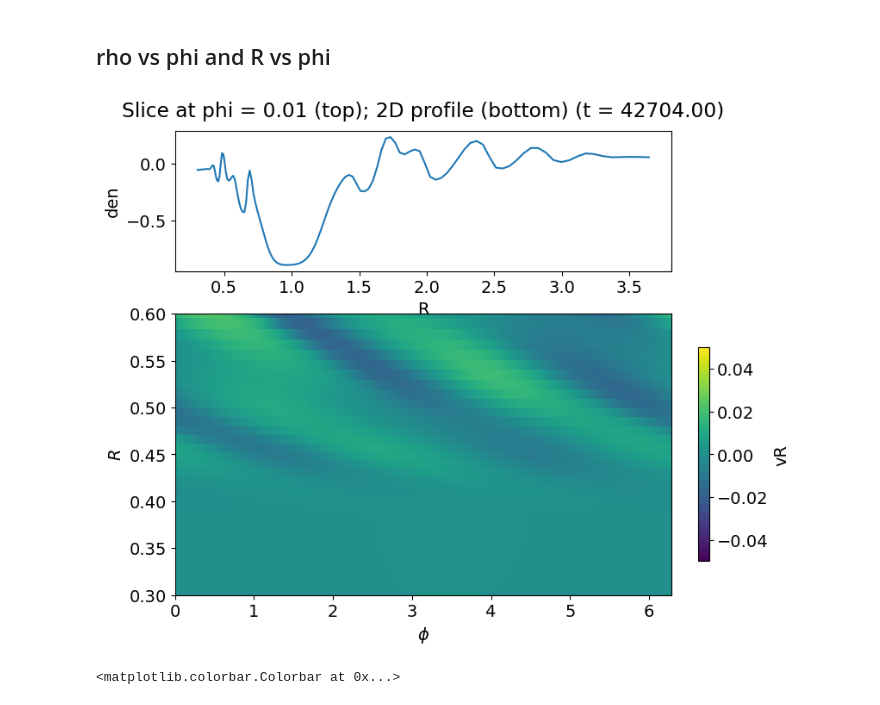
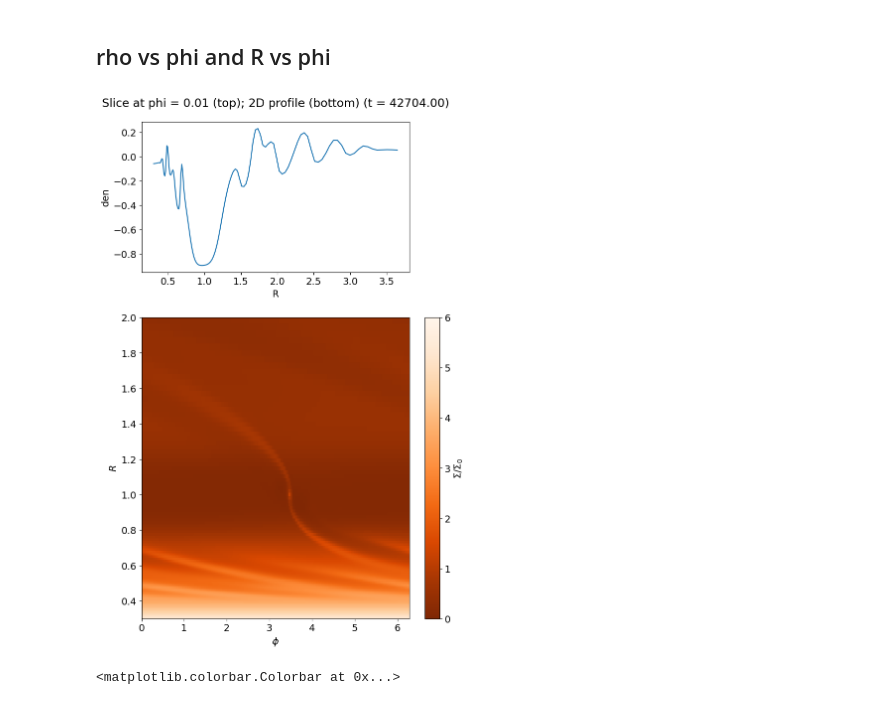
Before and after one commit to Jupiter1994/athena-warps, a Jupyter notebook: warped-disks/jiarus_diagnosis_2d.ipynb, the cells around one changed output. Saved outputs shown, nothing was run; the diff lists cells and outputs as text; code cells hidden in the pictures.

```diff
--- a/warped-disks/jiarus_diagnosis_2d.ipynb
+++ b/warped-disks/jiarus_diagnosis_2d.ipynb
@@ -92,7 +93,7 @@ def p_derivative(f, x, axis):
 # %%
 ## Plot density, v_r, and Mdot
 
-inds = slice(0,18,2)
+inds = slice(0,2,1)
 snapshot_plot = snapshot_list[inds]
 snapshot_plot_uov = snapshot_list_uov[inds]
 
@@ -199,10 +200,15 @@ Sigma_sol = -Mdot_const / (3*np.pi*nu_R)
 vR_sol = Mdot_const / (2*np.pi*rad_app*Sigma_sol)
 Mdot_sol  = Mdot_const * (rad_app/rad_app[-1])**0
 
-axs.plot(rad_app,Sigma_sol, label="Sigma_Z")#,**kws)
+#axs.plot(rad_app,Sigma_sol, label="Sigma_Z")#,**kws)
+## fit Sigma with two solutions (~Mdot*ell and ~T/Mdot*ell)
+# T_term = T_const / (Mdot_const * rad_app**(1/2))
+# axs.plot(rad_app,Sigma_sol*(1-T_term), label=r"$\Sigma_Z(1 - \frac{T}{\dot{M}\ell})$")#,**kws)
+# axs.plot(rad_app, Sigma_avg - Sigma_sol*(1-T_term), label="difference")
 
-kws_theory = {'c': 'r', 'lw': 1.5, 'ls': '--', 'zorder': zorder+200}
-#axs.plot(rad_app,Sigma_sol/Sigma_sol,**kws_theory)
+#### Add Sigma=1
+kws_theory = {'c': 'r', 'lw': 1.5, 'ls': '--', 'zorder': zorder+200, 'label': r"$\Sigma=1$"}
+axs.plot(rad_app,Sigma_sol/Sigma_sol,**kws_theory)
 #axs.plot(rad_app,Mdot_sol,**kws_theory)
 #axs.plot(rad_app,vR_sol,**kws_theory)
 # axs.scatter([],[], s=0, \
@@ -217,7 +223,7 @@ axs.set_xlabel(r'$R$')
 #axs.set_ylabel(r'$\dot{M}(R)$')
 #axs.set_ylabel(r'$v_R$')
 #axs.set_ylim(-2.05e-2, -1.95e-2)
-axs.set_ylim(0,3)
+#axs.set_ylim(0,3)
 #axs.tick_params(axis='both', which='both', direction='in', top=True, right=True)
 
 axs.xaxis.set_major_locator(MultipleLocator(0.5))
@@ -244,0 +251,3 @@ axs.legend(
+# %%
+# estimate of Sigma0
+Sigma0 = Sigma_avg[0] * rad_app[0]**(3/2)
@@ -251,7 +273,7 @@ np.float64(0.14399203714966227)
 # %%
 ## Plot density, v_r, and Mdot
 
-inds = slice(0,70,10)
+inds = slice(0,2,1)
 snapshot_plot = snapshot_list[inds]
 snapshot_plot_uov = snapshot_list_uov[inds]
 
@@ -485,10 +507,3 @@ Sigma/SigmaZ at xplus:
-# %%
-snapshot_plot_uov = snapshot_list_uov[0:101:1]
-uov_data  = athena_read.athdf(snapshot_plot_uov[-1])#,num_ghost=0)
-
-Mdot = np.swapaxes(uov_data['user_out_var0'],0,2)
-plt.pcolormesh(rad_2d, phi_2d, np.squeeze(Mdot))
-plt.colorbar()
 # %% [markdown]
 ## print slopes of profiles
 # %%
@@ -878,7 +1068,7 @@ for i, (ath_frame, uov_frame) in enumerate(zip(snapshot_plot, snapshot_plot_uov)
     den = np.swapaxes(ath_data['rho'],0,2)
     vx1 = np.swapaxes(ath_data['vel1'],0,2)
 
-    fig, axs = plt.subplots(2, figsize=(8,7), height_ratios=[1,2],
+    fig, axs = plt.subplots(2, figsize=(8,13), height_ratios=[1,2],
         sharex=False)
     fig.subplots_adjust(hspace=0.2)
 
@@ -914,43 +1104,47 @@ for i, (ath_frame, uov_frame) in enumerate(zip(snapshot_plot, snapshot_plot_uov)
     kws = {'cmap': 'viridis'}#, 'vmin': 10**(-1.7), 'vmax': 10**1}#, \
            #'norm': mcolors.LogNorm(vmin=10**(-1), vmax=10**(0.7))}
 
+    # rho0 is 1.0 in the input file
+    Sigma0 = 1.0
     c = axs[1].pcolormesh(phi_2d[:, :], rad_2d[:, :], \
-            vx1[:,:,0], vmin=-5e-2, vmax=5e-2) # den[:,:,0]/Sigma_sol[:,None], vmin=10**(0.2), vmax=10**(.8))
+            #vx1[:,:,0], vmin=-5e-2, vmax=5e-2)
+            den[:,:,0]/Sigma0, vmin=0., vmax=6.,
+                          cmap=cm.Oranges_r)
 
     #ax.plot(phi_3d[0,:], np.zeros(phi_3d[0,:].shape)+r_iwkz, color="red", label="r_iwkz")
     #ax.plot(phi_3d[0,:], np.zeros(phi_3d[0,:].shape)+r_owkz, color="red", label="r_owkz")
 
     #cbar_ax = fig.add_axes([0.85, 0.15, 0.05, 0.7])
-    label = "vR" # r"$\Sigma/\Sigma_{Z}$"
-    plt.colorbar(c, ax=axs[1], label=label, pad=.05, fraction=0.02)#, **kws)
+    label = r"$\Sigma/\Sigma_0$"
+    plt.colorbar(c, ax=axs[1], label=label, pad=.05, fraction=0.08)#, **kws)
 
     ## aligns the x-axis of the two plots
     pos = axs[0].get_position()
     pos2 = axs[1].get_position()
     axs[0].set_position([pos2.x0,pos.y0,pos2.width,pos.height])
 
     ## set axes
     axs[1].set_xlabel(r"$\phi$")
-    axs[1].set_ylim(0.3, 0.6)
+    axs[1].set_ylim(0.3, 2.)
     axs[1].set_ylabel(r"$R$")
     #ax.yaxis.tick_right()
     R = rad_2d[r_ind,0]
     phi = phi_2d[0, phi_ind]
     axs[0].set_title(\
 "Slice at phi = {phi:.2f} (top); 2D profile (bottom) (t = {t_sim:.2f})".format(phi=phi, t_sim=t_sim),\
             y=1.1, pad=0.05)
 
     #plt.legend(loc="upper left")
 
     save_fig = False
     if save_fig:
         plt.savefig("Figs/" + sim_name + "-rho-slice-R={R:.1f}.png".format(R=R))
 
     #plt.close()
 
 plt.show()
 # %% [output]
-[figure, old version]
+[figure, new version]
 # %%
 plt.pcolormesh(phi_2d, rad_2d, dPhi_dphi_global)
 plt.colorbar()
```
Also changed, not shown: parts of 32 cells of this notebook, 3 other files.
